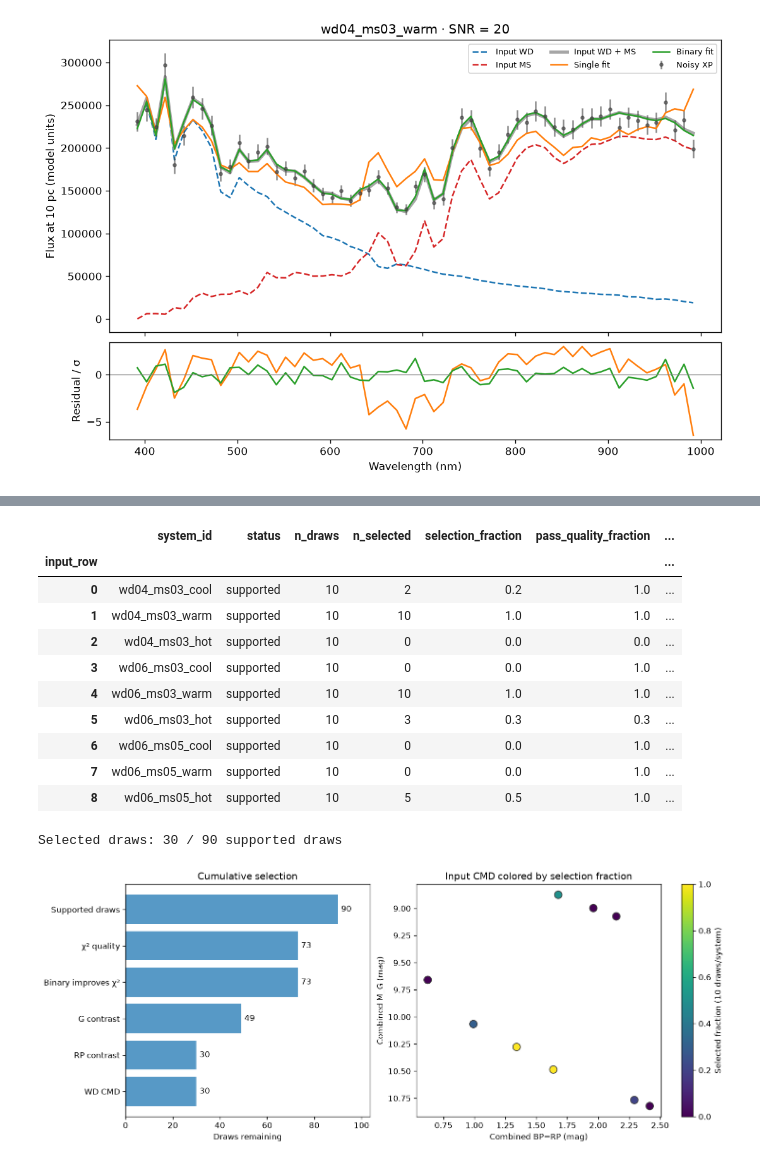
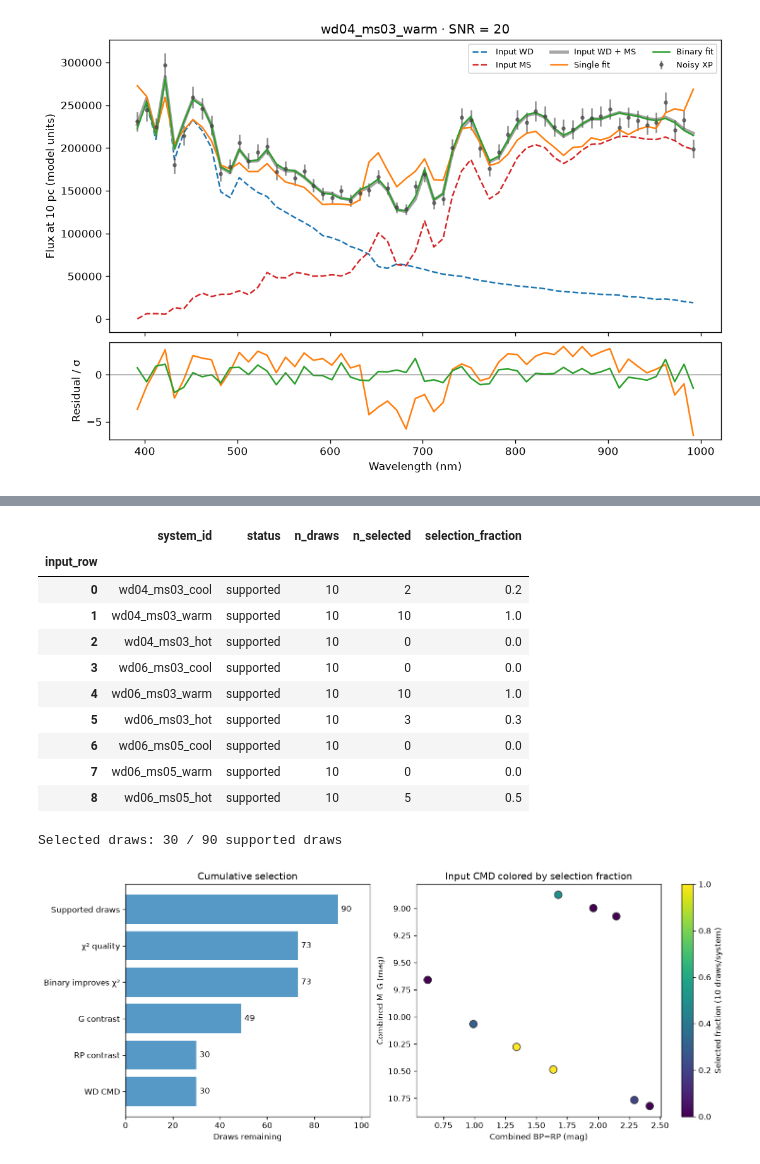
Before and after one commit to jiadonglee/wdms-xp-selection, a Jupyter notebook: wdms_selection.ipynb, the cells around one changed output, grey strips where cells are left out. Cells and saved outputs as stored; diff of their text form; code cells hidden in the pictures.

Commit message:
Simplify notebook with direct CMD input by default

```diff
--- a/wdms_selection.ipynb
+++ b/wdms_selection.ipynb
@@ -13,6 +13,5 @@ We will inspect component photometry, one spectrum and its two fits, the cumulat
 # %%
 from pathlib import Path
-import subprocess
 import sys
 
 import numpy as np
@@ -22,19 +21,23 @@ from IPython.display import display
 
 ROOT = Path.cwd()
 sys.path.insert(0, str(ROOT))
-from photometry import component_photometry
 from wdms_xp import XPModel, add_noise, selection
 
-INPUT_CSV = ROOT / "examples" / "mock_parameters.csv"
-WD_MODELS_PATH = ROOT / "external" / "WD_models"
-ATMOSPHERE = "H"
-SNR = 20.0                 # Per XP pixel; sigma = abs(flux) / SNR.
-N_DRAWS = 10               # Increase for a less noisy selection fraction.
+# Default: component CMD photometry, with no WD_models download or conversion.
+INPUT_CSV = ROOT / "examples" / "mock_photometry.csv"
+# Optional physical route: uncomment the following line.
+# INPUT_CSV = ROOT / "examples" / "mock_parameters.csv"
+
+SNR = 20.0
+N_DRAWS = 10
 SEED = 42
-CHI2_KIND = "reduced"      # Alternatively: "total" with CHI2_MAX = 1000.
-CHI2_MAX = 20.0
+CHI2_KIND, CHI2_MAX = "reduced", 20.0  # Alternative: "total", 1000.0.
 OUTPUT = ROOT / "results_notebook"
 OUTPUT.mkdir(exist_ok=True)
 
+# Used only for physical-parameter inputs.
+WD_MODELS_PATH = ROOT / "external" / "WD_models"
+ATMOSPHERE = "H"
+
 model = XPModel()
 plt.rcParams.update({"font.size": 10, "figure.dpi": 120})
@@ -71,11 +55,18 @@ The XP model uses three labels per component: **(BP−RP, M_G, M_RP)**. Rows out
 # %%
+inputs = pd.read_csv(INPUT_CSV).reset_index(drop=True).rename_axis("input_row")
+if "system_id" not in inputs:
+    inputs["system_id"] = [f"binary_{i}" for i in inputs.index]
 PHOT_COLUMNS = [f"{label}_{star}" for star in ("wd", "ms")
                 for label in ("bp_rp", "abs_g", "abs_rp")]
 
 if all(column in inputs for column in PHOT_COLUMNS):
     wd_labels = inputs[PHOT_COLUMNS[:3]].to_numpy(dtype=float)
     ms_labels = inputs[PHOT_COLUMNS[3:]].to_numpy(dtype=float)
+    print("CMD input: using component photometry directly.")
 else:
+    # Optional: convert physical parameters to CMD photometry.
+    import subprocess
+    from photometry import component_photometry
     if not WD_MODELS_PATH.exists():
         WD_MODELS_PATH.parent.mkdir(parents=True, exist_ok=True)
         subprocess.run([
@@ -84,6 +75,7 @@ else:
         ], check=True)
     wd_labels, ms_labels = component_photometry(
         inputs.to_dict("records"), WD_MODELS_PATH, atmosphere=ATMOSPHERE)
+    print("Physical input: converted with WD_models + PARSEC.")
 
 truth = inputs.copy()
 truth[PHOT_COLUMNS] = np.column_stack([wd_labels, ms_labels])
@@ -95,7 +87,6 @@ truth["status"] = np.where(~finite, "outside_photometry_grid",
 SUPPORTED_ROWS = np.flatnonzero(supported)
 if len(SUPPORTED_ROWS) == 0:
     raise ValueError("No input systems are inside the model grids; inspect truth.")
-
 display(truth[["system_id", *PHOT_COLUMNS, "status"]].round(3))
 print(truth["status"].value_counts().to_string())
 # %% [output]
@@ -236,41 +194,40 @@ The per-system selection fraction is the number of accepted draws divided by the
 # %%
 CUT_NAMES = {
     "pass_quality": "χ² quality",
     "pass_improvement": "Binary improves χ²",
     "pass_contrast_g": "G contrast",
     "pass_contrast_rp": "RP contrast",
     "pass_wd_cmd": "WD CMD",
 }
 summary = runs.groupby("input_row").agg(
     n_draws=("draw", "size"),
     n_selected=("pass_selection", "sum"),
     selection_fraction=("pass_selection", "mean"),
     converged_fraction=("fit_converged", "mean"),
 )
 for flag in CUT_NAMES:
     summary[flag + "_fraction"] = runs.groupby("input_row")[flag].mean()
 summary = truth.join(summary)
-display(summary[["system_id", "status", "n_draws", "n_selected", "selection_fraction",
-                 *[flag + "_fraction" for flag in CUT_NAMES]]].round(2))
+display(summary[["system_id", "status", "n_draws", "n_selected", "selection_fraction"]].round(2))
 
 keep = np.ones(len(runs), dtype=bool)
 cumulative_counts = [len(runs)]
 for flag in CUT_NAMES:
     keep &= runs[flag].to_numpy(dtype=bool)
     cumulative_counts.append(int(keep.sum()))
 print(f"Selected draws: {keep.sum()} / {len(runs)} supported draws")
 # %% [output]
-|  | system_id | status | n_draws | n_selected | selection_fraction | pass_quality_fraction | ... |
-| input_row |  |  |  |  |  |  | ... |
-| 0 | wd04_ms03_cool | supported | 10 | 2 | 0.2 | 1.0 | ... |
-| 1 | wd04_ms03_warm | supported | 10 | 10 | 1.0 | 1.0 | ... |
-| 2 | wd04_ms03_hot | supported | 10 | 0 | 0.0 | 0.0 | ... |
-| 3 | wd06_ms03_cool | supported | 10 | 0 | 0.0 | 1.0 | ... |
-| 4 | wd06_ms03_warm | supported | 10 | 10 | 1.0 | 1.0 | ... |
-| 5 | wd06_ms03_hot | supported | 10 | 3 | 0.3 | 0.3 | ... |
-| 6 | wd06_ms05_cool | supported | 10 | 0 | 0.0 | 1.0 | ... |
-| 7 | wd06_ms05_warm | supported | 10 | 0 | 0.0 | 1.0 | ... |
-| 8 | wd06_ms05_hot | supported | 10 | 5 | 0.5 | 1.0 | ... |
+|  | system_id | status | n_draws | n_selected | selection_fraction |
+| input_row |  |  |  |  |  |
+| 0 | wd04_ms03_cool | supported | 10 | 2 | 0.2 |
+| 1 | wd04_ms03_warm | supported | 10 | 10 | 1.0 |
+| 2 | wd04_ms03_hot | supported | 10 | 0 | 0.0 |
+| 3 | wd06_ms03_cool | supported | 10 | 0 | 0.0 |
+| 4 | wd06_ms03_warm | supported | 10 | 10 | 1.0 |
+| 5 | wd06_ms03_hot | supported | 10 | 3 | 0.3 |
+| 6 | wd06_ms05_cool | supported | 10 | 0 | 0.0 |
+| 7 | wd06_ms05_warm | supported | 10 | 0 | 0.0 |
+| 8 | wd06_ms05_hot | supported | 10 | 5 | 0.5 |
 Selected draws: 30 / 90 supported draws
 # %%
 def combined_magnitude(m1, m2):
```
Also changed, not shown: parts of 20 cells of this notebook, 1 other file.
